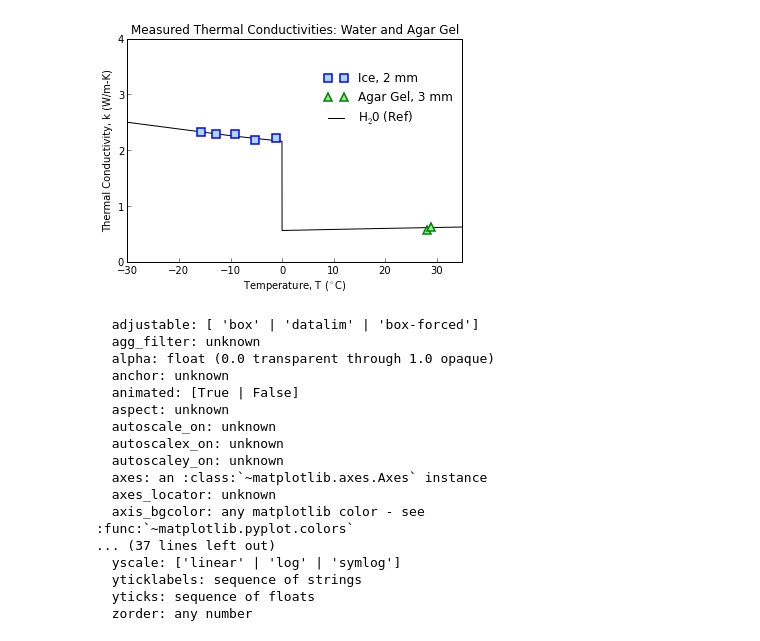
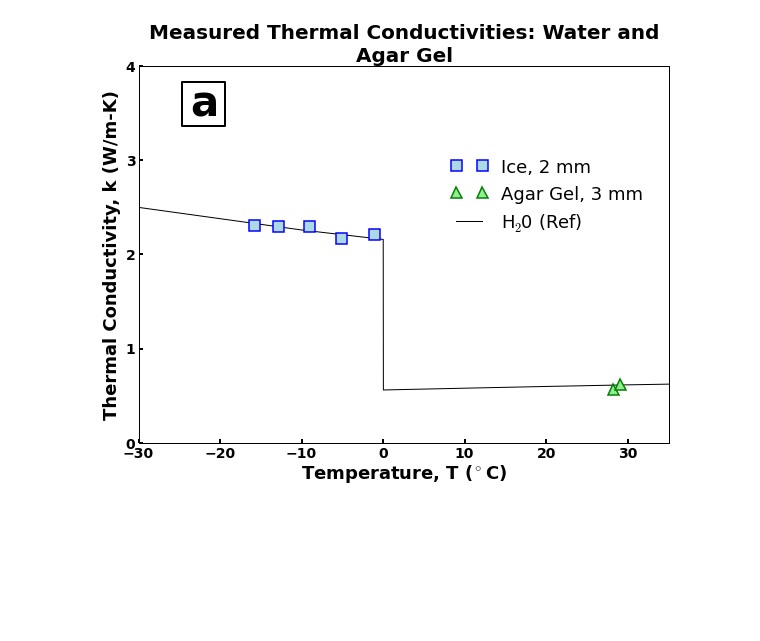
Before and after one commit to Phononic/Sean_Lubner_250HWs, a Jupyter notebook: hw3/hw3_a_Lubner.ipynb, the cells around one changed output. Drawn from its saved outputs; the diff is of its cells as text; code cells hidden in the pictures; blank space fills up the shorter version.

```diff
--- a/hw3/hw3_a_Lubner.ipynb
+++ b/hw3/hw3_a_Lubner.ipynb
@@ -10,47 +1,48 @@ water = np.loadtxt('water_data.txt')
 # %%
+import numpy as np
+import matplotlib.pyplot as plt
+%matplotlib inline
+
+# import the data
+ice = np.loadtxt('ice_data.txt')
+agar = np.loadtxt('agar_data.txt')
+water = np.loadtxt('water_data.txt')
+
 # Generate the initial plot (figure, axes, lines)
-f1, ax1 = plt.subplots()         # we manually make a figure and axis
-water_line, = ax1.plot(water[:,0], water[:,1], c='k', label='H$_{2}$0 (Ref)')  # it's the axis who plots
-ice_line, = ax1.plot(ice[:,0], ice[:,1], label='Ice, 2 mm')  # it's the axis who plots
-agar_line, = ax1.plot(agar[:,0], agar[:,1], label='Agar Gel, 3 mm')  # it's the axis who plots
-ax1.set_title('Measured Thermal Conductivities: Water and Agar Gel')       # we set the title on the axis
-ax1.set_xlabel('Temperature, T ($^{\circ}$C)')             # same with labels
-ax1.set_ylabel('Thermal Conductivity, k (W/m-K)')
+f1, ax1 = plt.subplots()
+f1.set_size_inches(9.5,6.75)
+water_line, = ax1.plot(water[:,0], water[:,1], c='k', label='H$_{2}$0 (Ref)')
+ice_line, = ax1.plot(ice[:,0], ice[:,1], label='Ice, 2 mm')
+agar_line, = ax1.plot(agar[:,0], agar[:,1], label='Agar Gel, 3 mm')
+ax1.set_title('Measured Thermal Conductivities: Water and \nAgar Gel', size=20, fontweight='bold')
+ax1.set_xlabel('Temperature, T ($^{\circ}$C)', size=18, fontweight='bold')
+ax1.set_ylabel('Thermal Conductivity, k (W/m-K)', size=18, fontweight='bold')
+
+# Format ticks, axes & labels
 ax1.axis([-30, 35, 0, 4])
 ax1.set_yticks([0,1,2,3,4])
 ax1.yaxis.tick_left() # remove ticks at right
 ax1.xaxis.tick_bottom() # remove ticks at top
+plt.setp(ax1.get_xticklabels(), fontsize=14, weight='bold')
+plt.setp(ax1.get_yticklabels(), fontsize=14, weight='bold')
+ax1.tick_params('both', width=2, which='major')
 
 
 # Format the lines
-plt.setp(agar_line, ls="none", marker='^', ms=8, mfc='lightgreen', mew=1.5, mec='green')
-plt.setp(ice_line, ls="none", marker='s', ms=8, mfc='lightblue', mew=1.5, mec='blue')
+plt.setp(agar_line, ls="none", marker='^', ms=11, mfc='lightgreen', mew=1.5, mec='green')
+plt.setp(ice_line, ls="none", marker='s', ms=11, mfc='lightblue', mew=1.5, mec='blue')
 
 # Render and format legend
 l = ax1.legend([ice_line, agar_line, water_line], # control order of legend
                [ice_line.get_label(), agar_line.get_label(), water_line.get_label()],
-               bbox_to_anchor=(1,0.9)) # control location of legend
+               bbox_to_anchor=(0.98,0.8),
+               prop={'size':18}) # control location of legend
 l.draw_frame(False) # no box
-plt.savefig('python_fig.pdf')
+
+# Add in "a" label
+plt.annotate("a", weight='bold', xy=(0.1, .9),  xycoords='axes fraction', size=42, va='center',
+             bbox=dict(fc='white', ec='black', lw=2, pad=20))
+
+plt.savefig('WaterAgarFigure_matplotlib.pdf') # Save the figure
 # %% [output]
-[figure, old version]
+[figure, new version]
-# %%
-plt.setp(ax1)
-# %% [output]
-  adjustable: [ 'box' | 'datalim' | 'box-forced']
-  agg_filter: unknown
-  alpha: float (0.0 transparent through 1.0 opaque)
-  anchor: unknown
-  animated: [True | False]
-  aspect: unknown
-  autoscale_on: unknown
-  autoscalex_on: unknown
-  autoscaley_on: unknown
-  axes: an :class:`~matplotlib.axes.Axes` instance
-  axes_locator: unknown
-  axis_bgcolor: any matplotlib color - see         :func:`~matplotlib.pyplot.colors`
-... (37 lines left out)
-  yscale: ['linear' | 'log' | 'symlog']
-  yticklabels: sequence of strings
-  yticks: sequence of floats
-  zorder: any number
```
Also changed, not shown: parts of 2 cells of this notebook, 4 other files.
